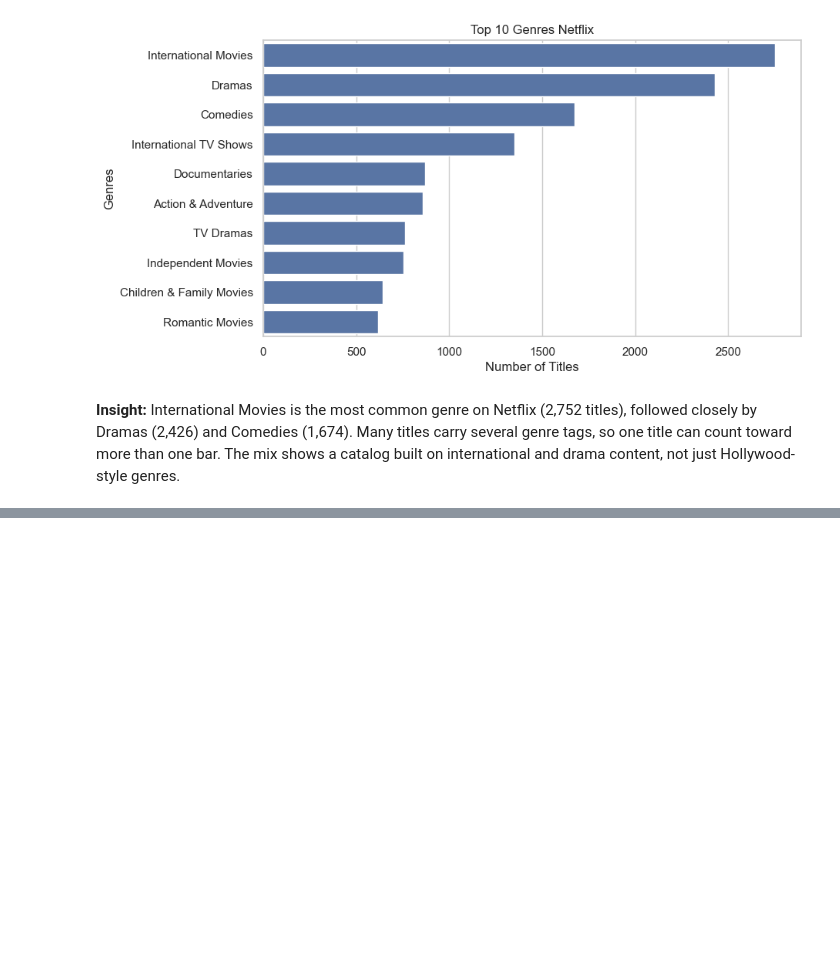
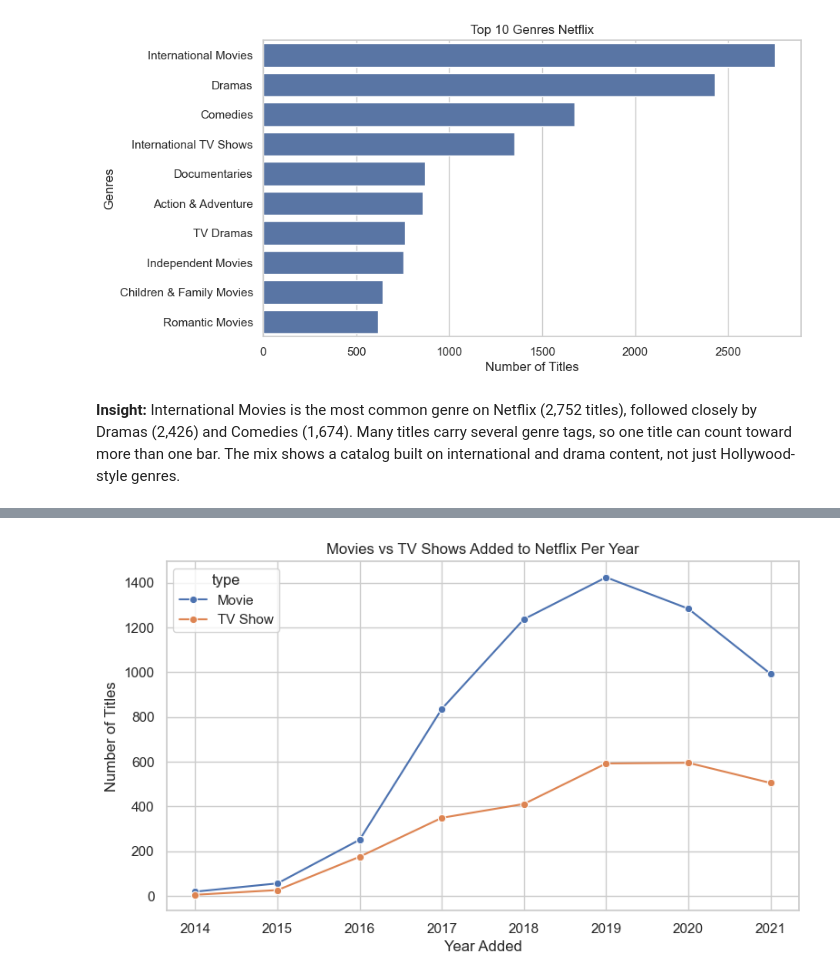
Before and after one commit to baasirahmad46/netflix-eda-visual-storytelling, a Jupyter notebook: notebooks/netflix_eda.ipynb, the cells around one changed output, grey strips where cells are left out. Cells and saved outputs as stored; diff of their text form; code cells hidden in the pictures; blank space fills up the shorter version.

Commit message:
Add ratings, genres, yearly trend and TV seasons charts

```diff
--- a/notebooks/netflix_eda.ipynb
+++ b/notebooks/netflix_eda.ipynb
@@ -397,0 +401,4 @@ plt.show()
+# %%
+yearly_type = (df_clean.groupby(['year_added','type'])['title'].count().reset_index().rename(columns={'title':'count'}))
+yearly_type = yearly_type[yearly_type['year_added']>=2014]
+yearly_type
@@ -397,0 +423,9 @@ plt.show()
+# %%
+plt.figure(figsize=(9, 5))
+sns.lineplot(data=yearly_type, x='year_added', y='count', hue='type', marker='o')
+plt.title("Movies vs TV Shows Added to Netflix Per Year")
+plt.xlabel("Year Added")
+plt.ylabel("Number of Titles")
+plt.show()
+# %% [output]
+[figure, added]
```
Also changed, not shown: parts of 9 cells of this notebook.
